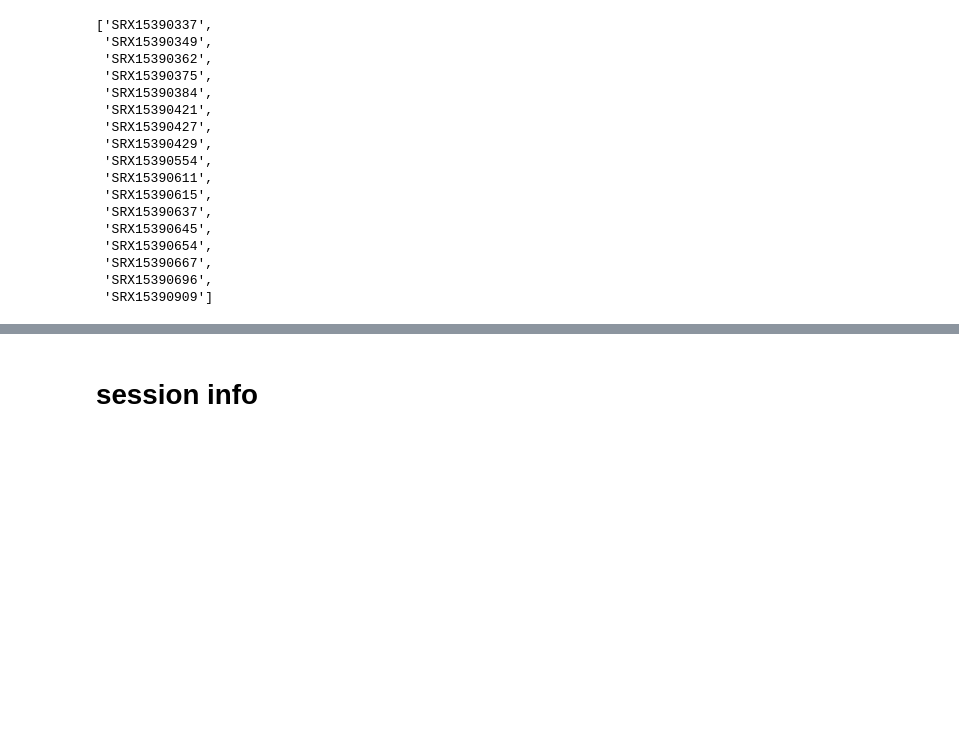
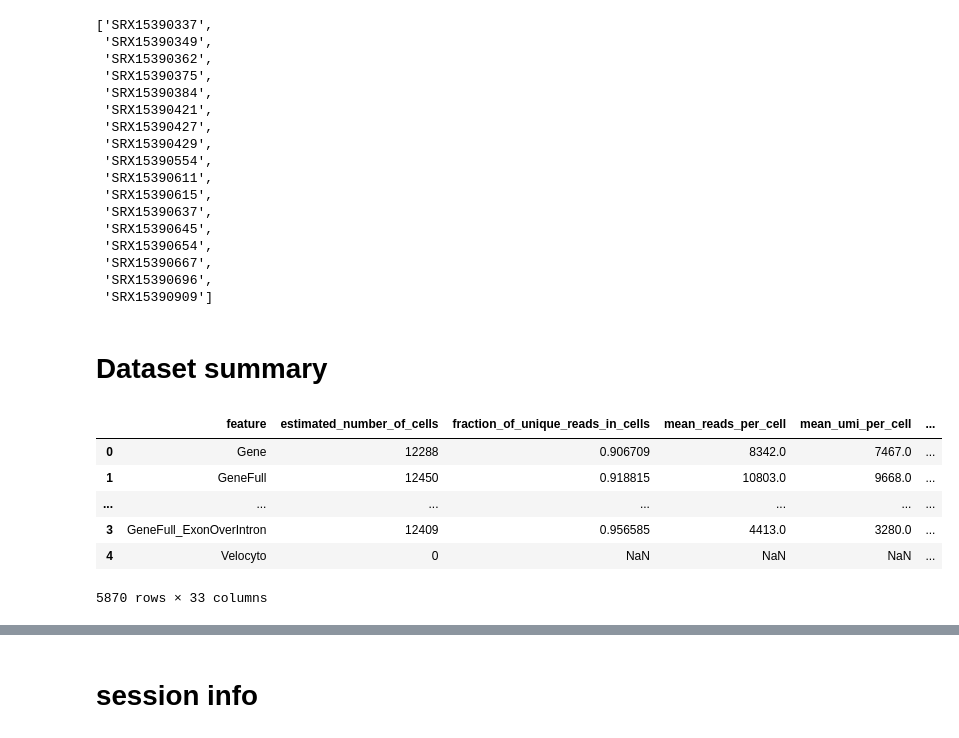
Before and after one commit to ArcInstitute/scBaseCount_analysis, a Jupyter notebook: notebooks/Replogle2022/SRA_reprocess.ipynb, the cells around one changed output, grey strips where cells are left out. Drawn from its saved outputs; the diff is of its cells as text; code cells hidden in the pictures; blank space fills up the shorter version.

Commit message:
Added Replogle reprocessing data summary

```diff
--- a/notebooks/Replogle2022/SRA_reprocess.ipynb
+++ b/notebooks/Replogle2022/SRA_reprocess.ipynb
@@ -559,3 +559,32 @@ sorted(meta_fff['sample'].unique().tolist())
 # write to file
 outfile = os.path.join(repo_base_dir, 'data', 'Replogle2022', 'PRJNA83156_SRX-SRR_mRNA_essential-missing.csv')
 meta_fff.to_csv(outfile, index=False)
+# %% [markdown]
+# Dataset summary
+# %%
+# set options to just print 4 rows
+pd.set_option('display.max_rows', 4)
+# %%
+datasets = ["Replogle2022_essential", "Replogle2022_other", "Replogle2022_PRJNA1100571"]
+summary_dfs = []
+for dataset in datasets:
+    nextflow_out_dir = os.path.join("/processed_datasets/scRecount/scRecounter", dataset, "STAR")
+    # find all star output dirs
+    summary_files = glob(os.path.join(nextflow_out_dir, "SRX*", "summary", "combined.csv"))
+    #print(len(summary_files))
+    # read in summary files
+    summary_dfs.append(
+        pd.concat([pd.read_csv(x) for x in summary_files])
+    )
+
+# combine all summary dataframes
+summary_df = pd.concat(summary_dfs)
+summary_df
+# %% [output]
+|  | feature | estimated_number_of_cells | fraction_of_unique_reads_in_cells | mean_reads_per_cell | mean_umi_per_cell | ... |
+| 0 | Gene | 12288 | 0.906709 | 8342.0 | 7467.0 | ... |
+| 1 | GeneFull | 12450 | 0.918815 | 10803.0 | 9668.0 | ... |
+| ... | ... | ... | ... | ... | ... | ... |
+| 3 | GeneFull_ExonOverIntron | 12409 | 0.956585 | 4413.0 | 3280.0 | ... |
+| 4 | Velocyto | 0 | NaN | NaN | NaN | ... |
+5870 rows × 33 columns
```
Also changed, not shown: parts of 4 cells of this notebook.
